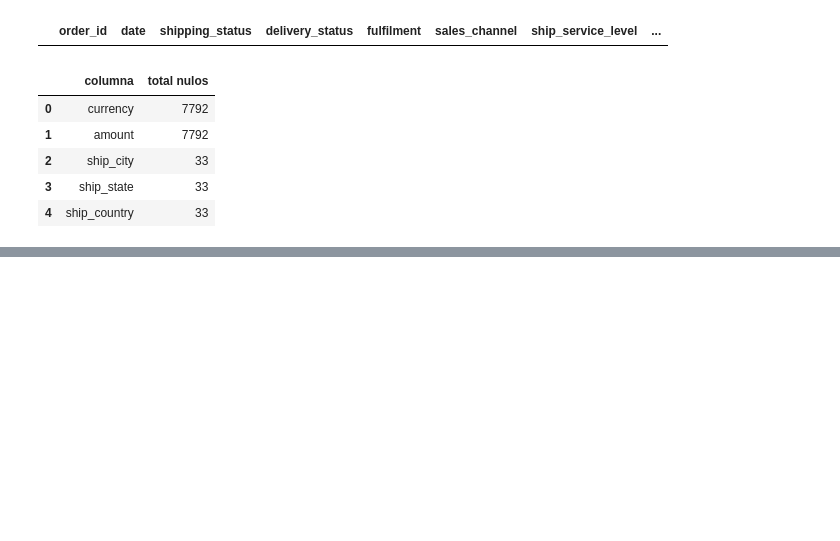
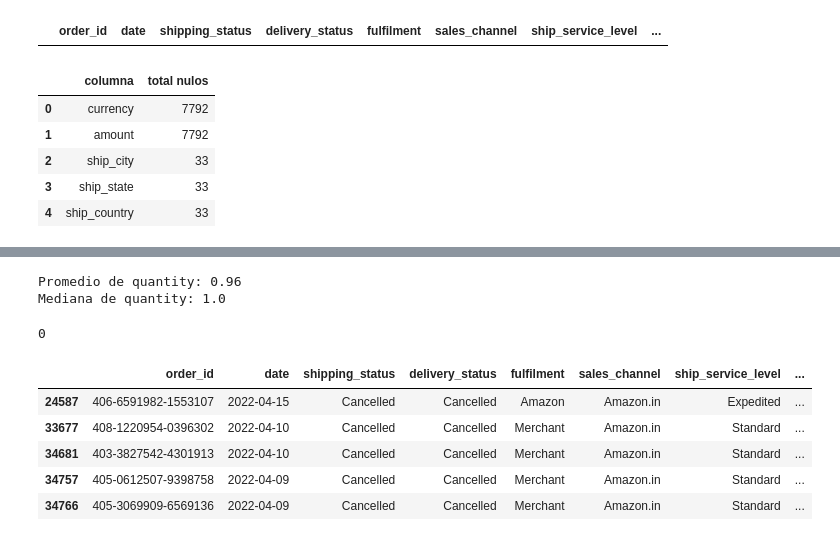
Before and after one commit to pablongrs/AmazonSalesBimestralAnalysis, a Jupyter notebook: Notebooks/ETL.ipynb, the cells around one changed output, grey strips where cells are left out. Saved outputs shown, nothing was run; the diff lists cells and outputs as text; code cells hidden in the pictures; blank space fills up the shorter version.

```diff
--- a/Notebooks/ETL.ipynb
+++ b/Notebooks/ETL.ipynb
@@ -238,0 +317,24 @@ df_nulos
+# %%
+print(f"Promedio de quantity: {round(np.mean(df_ventas['quantity']!=0),3)}")
+print(f"Mediana de quantity: {np.median(df_ventas['quantity']!=0)}")
+# %% [output]
+Promedio de quantity: 0.96
+Mediana de quantity: 1.0
+# %%
+#Ingreso 1 en las filas donde quantity contiene 0 y amount contiene nulos
+df_ventas['quantity'] = np.where((df_ventas['quantity'] == 0) & (df_ventas['amount'].isna()), 1, df_ventas['quantity'])
+# %%
+#Verifico que no hayan quedado 'ceros' en las filas donde amount contiene 'nan' y quantity contenia 0
+cantidad_ceros = df_ventas[(df_ventas['quantity'] == 0) & (df_ventas['amount'].isna())].shape[0]
+cantidad_ceros
+# %% [output]
+0
+# %%
+df_ventas[(df_ventas['sku']=='JNE3797-KR-L') & (df_ventas['quantity']!=0) & (df_ventas['amount'].isnull())].head()
+# %% [output]
+|  | order_id | date | shipping_status | delivery_status | fulfilment | sales_channel | ship_service_level | ... |
+| 24587 | 406-6591982-1553107 | 2022-04-15 | Cancelled | Cancelled | Amazon | Amazon.in | Expedited | ... |
+| 33677 | 408-1220954-0396302 | 2022-04-10 | Cancelled | Cancelled | Merchant | Amazon.in | Standard | ... |
+| 34681 | 403-3827542-4301913 | 2022-04-10 | Cancelled | Cancelled | Merchant | Amazon.in | Standard | ... |
+| 34757 | 405-0612507-9398758 | 2022-04-09 | Cancelled | Cancelled | Merchant | Amazon.in | Standard | ... |
+| 34766 | 405-3069909-6569136 | 2022-04-09 | Cancelled | Cancelled | Merchant | Amazon.in | Standard | ... |
```
Also changed, not shown: parts of 15 cells of this notebook.
